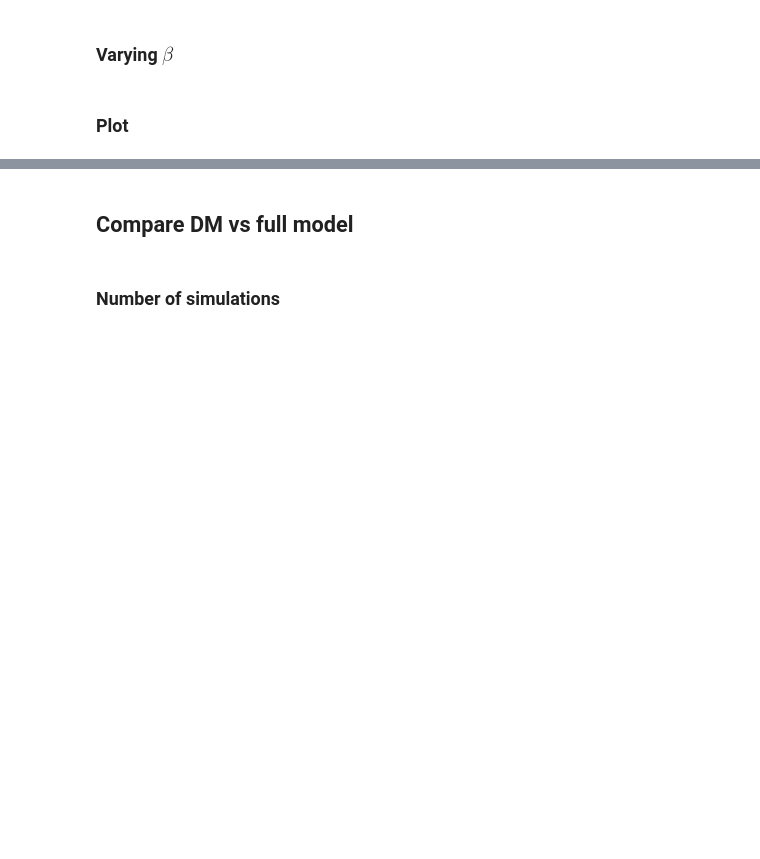
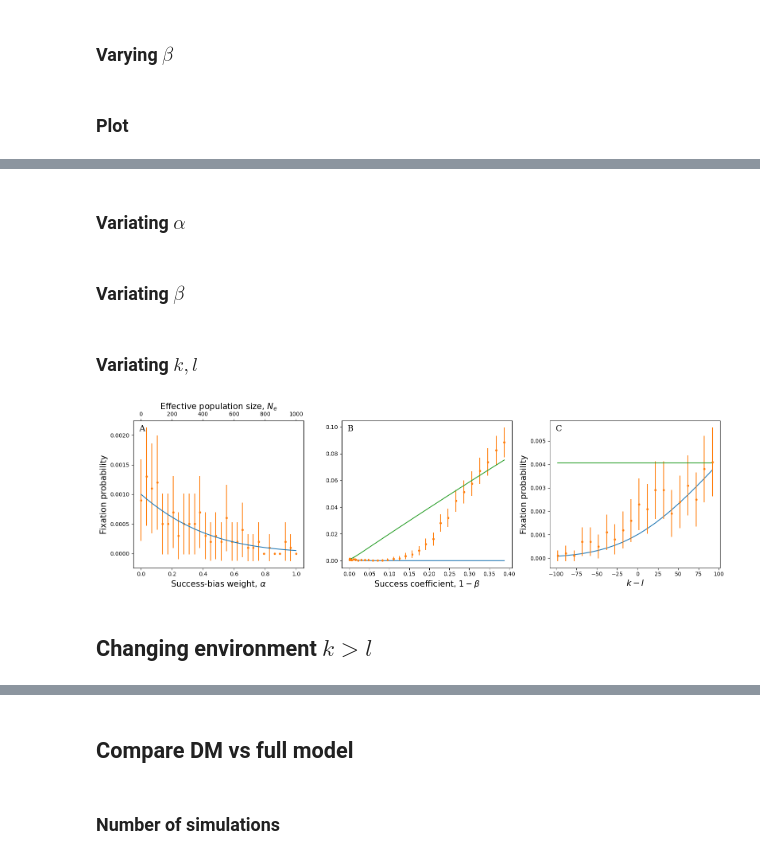
Before and after one commit to yoavram-lab/PrestigeBias, a Jupyter notebook: notebooks/Influence_model.ipynb, the cells around one changed output, grey strips where cells are left out. Cells and saved outputs as stored; diff of their text form; code cells hidden in the pictures; blank space fills up the shorter version.

```diff
--- a/notebooks/Influence_model.ipynb
+++ b/notebooks/Influence_model.ipynb
@@ -932,0 +979,2 @@ plt.savefig('figures/kimura_var.pdf')
+# %% [markdown]
+### Variating $\alpha$
@@ -932,0 +1009,2 @@ plt.savefig('figures/kimura_var.pdf')
+# %% [markdown]
+### Variating $\beta$
@@ -932,0 +1040,2 @@ plt.savefig('figures/kimura_var.pdf')
+# %% [markdown]
+### Variating $k,l$
@@ -932,0 +1075,47 @@ plt.savefig('figures/kimura_var.pdf')
+# %%
+fig, axs = plt.subplot_mosaic([['a','b','c']],figsize=[16,5])
+axs2 = axs['a'].twiny()
+
+axs2.plot(Ne,sim_res_alpha[:,0],label='changing env')
+axs['a'].errorbar(alphas,sim_res_alpha[:,1],yerr=sim_res_alpha[:,2],fmt='o',markersize=3,label='simulations',color='C1')
+axs2.set_xlabel(r'Effective population size, $N_e$',fontsize=15)
+axs['a'].set_xlabel(r'Success-bias weight, $\alpha$',fontsize=15)
+axs['a'].set_ylabel('Fixation probability',fontsize=15)
+
+
+axs['b'].plot(sim_res_beta[:,-1],sim_res_beta[:,0],label='changing env')
+axs['b'].errorbar(sim_res_beta[:,-1],sim_res_beta[:,1],yerr=sim_res_beta[:,2],fmt='o',markersize=3,label='simulations')
+axs['b'].plot(sim_res_beta[:,-1],sim_res_beta[:,3],label='constant env')
+axs['b'].set_xlabel(r'Success coefficient, $1-\beta$',fontsize=15)
+
+
+axs['c'].plot(sim_res_k_l[:,-1],sim_res_k_l[:,0],label='changing env')
+axs['c'].errorbar(sim_res_k_l[:,-1],sim_res_k_l[:,1],yerr=sim_res_k_l[:,2],fmt='o',markersize=3,label='simulations')
+axs['c'].plot(sim_res_k_l[:,-1],sim_res_k_l[:,3],label='constant env')
+axs['c'].set_xlabel(r'$k-l$',fontsize=15)
+axs['c'].set_ylabel(r'Fixation probability',fontsize=15)
+
+# ls = n-ks
+# x = ks/ls
+# x = x[x!=1]
+# axs['d'].plot(x,sim_res_k_l[:,0],label='changing env')
+# axs['d'].errorbar(x,sim_res_k_l[:,1],yerr=sim_res_k_l[:,2],fmt='o',markersize=3,label='simulations')
+# axs['d'].plot(x,sim_res_k_l[:,3],label='constant env')
+# axs['d'].set_xscale('log')
+# axs['d'].set_xlabel(r'$k/l$',fontsize=15)
+
+
+for label, ax in axs.items():
+    # label physical distance in and down:
+    trans = mtransforms.ScaledTranslation(10/72, -5/72, fig.dpi_scale_trans)
+    ax.text(0.001, 0.99, label.upper(), transform=ax.transAxes + trans,
+        fontsize=15, verticalalignment='top', fontfamily='serif',
+        bbox=dict(facecolor='none', edgecolor='none'))
+
+
+plt.tight_layout()
+plt.savefig('figures/ch_env.pdf');
+# %% [output]
+[figure, added]
+# %% [markdown]
+## Changing environment $k>l$
```
Also changed, not shown: parts of 35 cells of this notebook, 1 other file.
